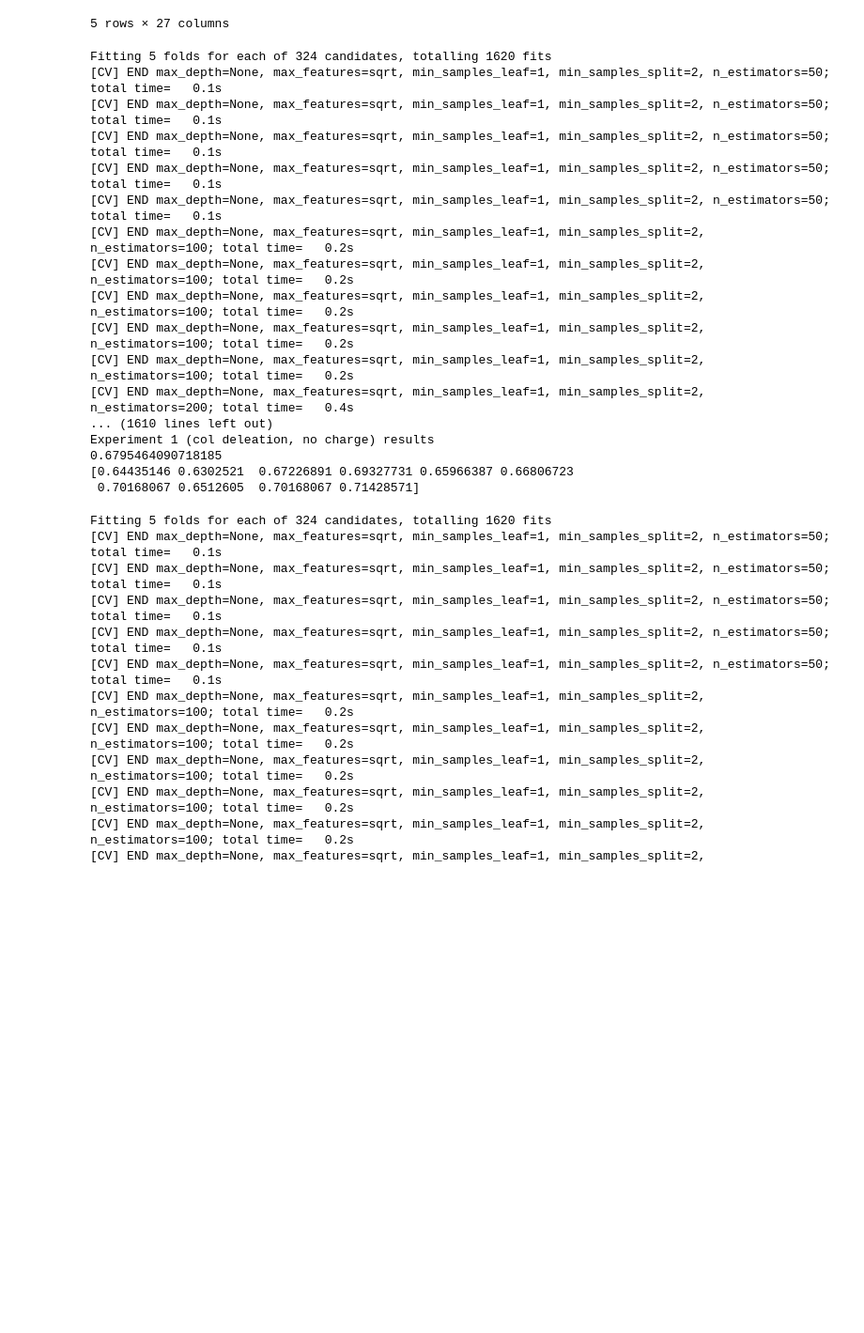
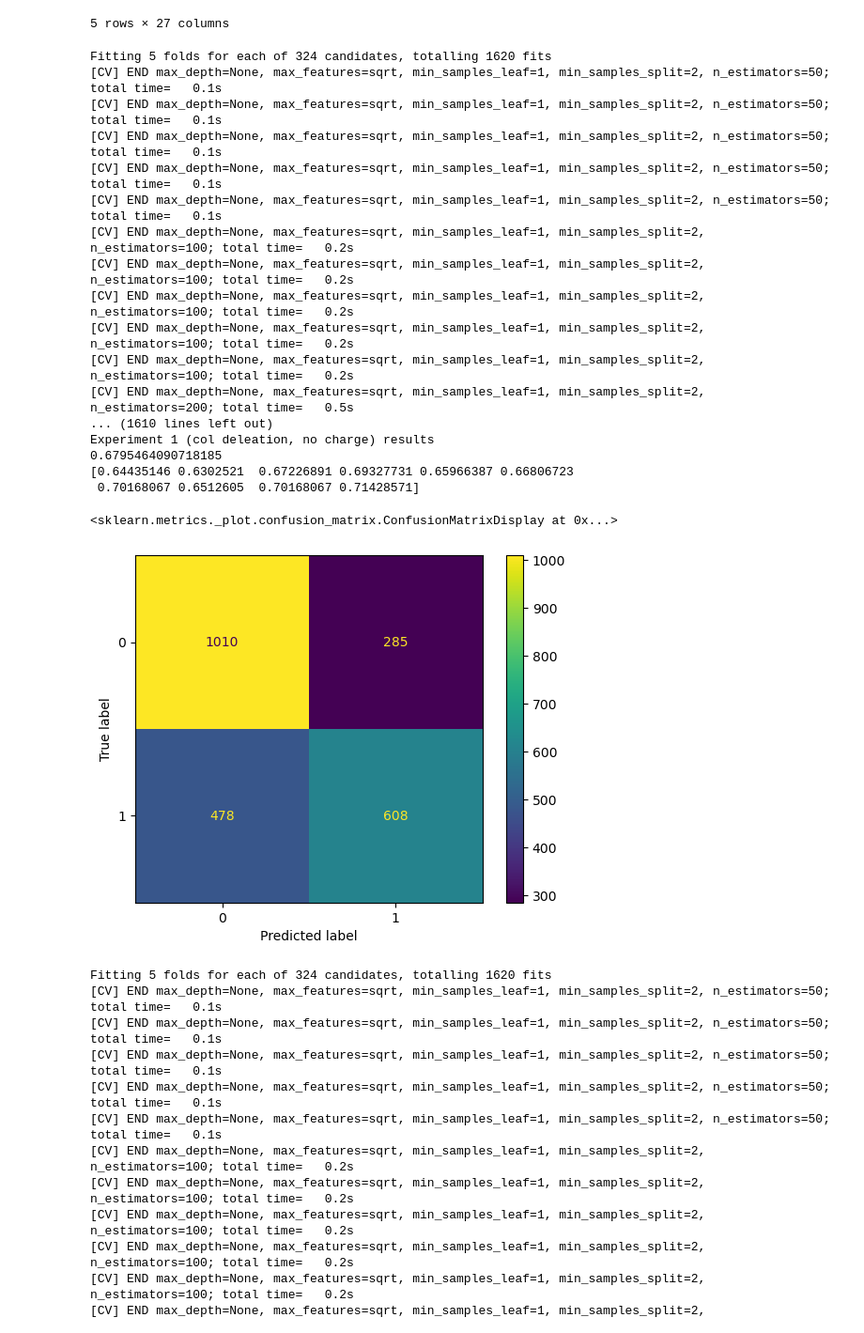
Before and after one commit to tskow99/cautious-random-forest, a Jupyter notebook: random-forest-classifier.ipynb, the cells around one changed output. Shown at 94% size. Drawn from its saved outputs; the diff is of its cells as text; code cells hidden in the pictures; blank space fills up the shorter version.

```diff
--- a/random-forest-classifier.ipynb
+++ b/random-forest-classifier.ipynb
@@ -14,7 +14,7 @@ from sklearn.model_selection import KFold
 # %%
 df = pd.read_csv('./data/compas_data_combined_matches.csv')
 # %%
-columns_to_drop = ['FirstName', 'LastName', 'DateOfBirth', 'id', 'v_decile_score', 'DecileScore_Risk of Failure to Appear','race', 'DecileScore_Risk of Recidivism', 'DecileScore_Risk of Violence', 'RawScore_Risk of Failure to Appear', 'RawScore_Risk of Recidivism', 'RawScore_Risk of Violence', '_merge', 'sex']
+columns_to_drop = ['FirstName', 'LastName', 'DateOfBirth', 'id', 'v_decile_score', 'DecileScore_Risk of Failure to Appear','race', 'DecileScore_Risk of Recidivism', 'DecileScore_Risk of Violence', 'RawScore_Risk of Failure to Appear', 'RawScore_Risk of Recidivism', 'RawScore_Risk of Violence', '_merge', 'sex', 'score_text', 'Cluster0', 'Cluster1', 'Cluster2', 'Cluster3']
 rf_dataset = df.drop(columns=columns_to_drop)
 rf_dataset.columns
 # %% [output]
@@ -114,12 +114,21 @@ Fitting 5 folds for each of 324 candidates, totalling 1620 fits
 [CV] END max_depth=None, max_features=sqrt, min_samples_leaf=1, min_samples_split=2, n_estimators=100; total time=   0.2s
 [CV] END max_depth=None, max_features=sqrt, min_samples_leaf=1, min_samples_split=2, n_estimators=100; total time=   0.2s
 [CV] END max_depth=None, max_features=sqrt, min_samples_leaf=1, min_samples_split=2, n_estimators=100; total time=   0.2s
-[CV] END max_depth=None, max_features=sqrt, min_samples_leaf=1, min_samples_split=2, n_estimators=200; total time=   0.4s
+[CV] END max_depth=None, max_features=sqrt, min_samples_leaf=1, min_samples_split=2, n_estimators=200; total time=   0.5s
 ... (1610 lines left out)
 Experiment 1 (col deleation, no charge) results
 0.6795464090718185
 [0.64435146 0.6302521  0.67226891 0.69327731 0.65966387 0.66806723
  0.70168067 0.6512605  0.70168067 0.71428571]
+# %%
+preds=clf.predict(X_test)
+confusion_matrix = metrics.confusion_matrix(y_test,preds)
+cm_display=metrics.ConfusionMatrixDisplay(confusion_matrix=confusion_matrix,
+                                          display_labels = [0, 1])
+cm_display.plot()
+# %% [output]
+<sklearn.metrics._plot.confusion_matrix.ConfusionMatrixDisplay at 0x...>
+[figure, added]
 # %%
 # EXPERIMENT 2
 # remove NANs row wise
```
Also changed, not shown: parts of 3 cells of this notebook.
